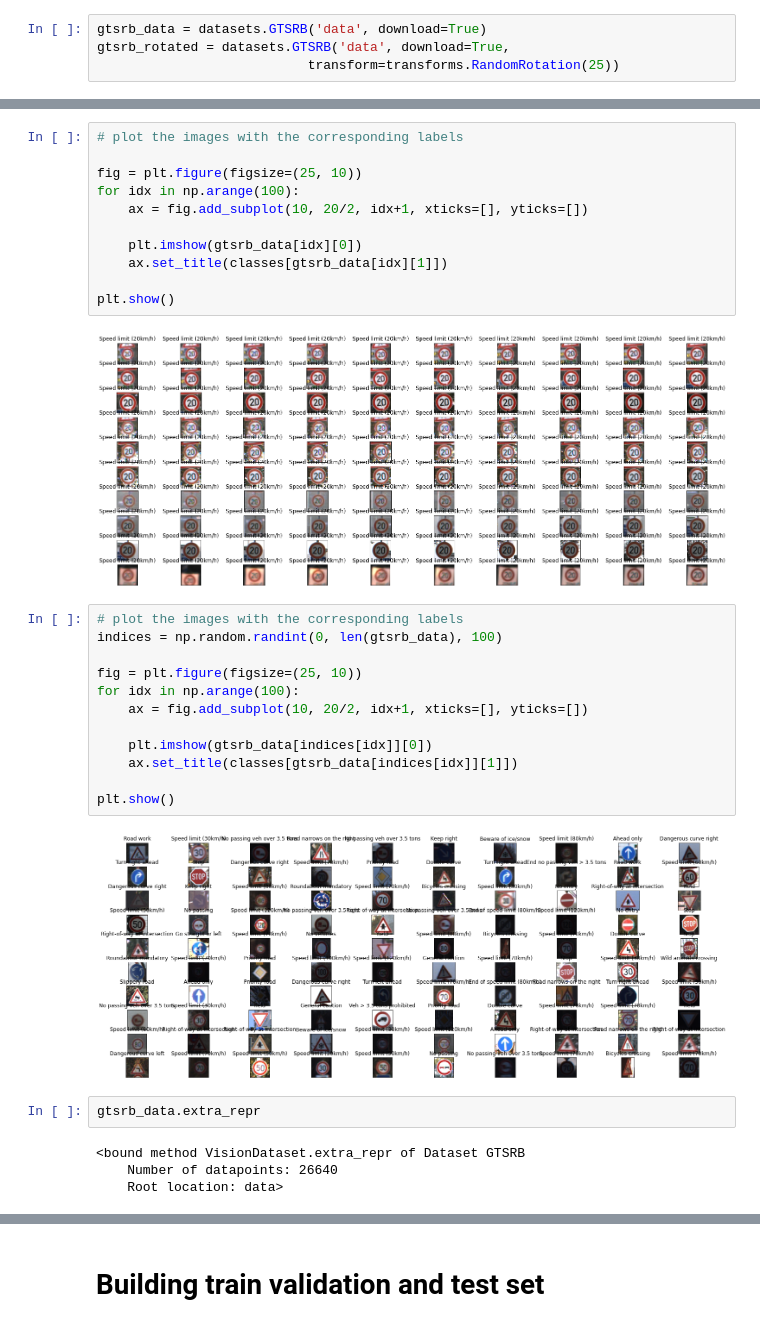
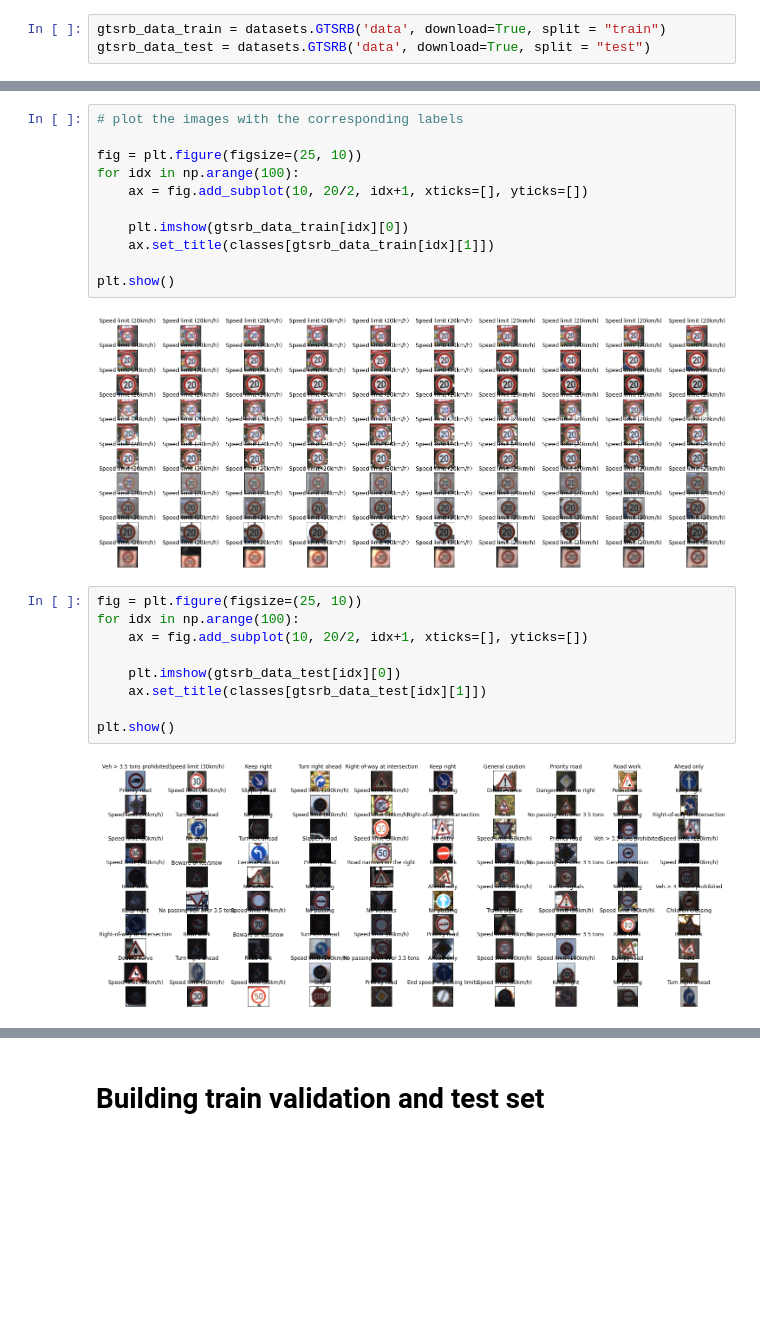
Before and after one commit to katL7/GTSRB-APS360, a Jupyter notebook: project_svm.ipynb, the cells around one changed output, grey strips where cells are left out. Drawn from its saved outputs; the diff is of its cells as text; blank space fills up the shorter version.

```diff
--- a/project_svm.ipynb
+++ b/project_svm.ipynb
@@ -26,7 +32,6 @@ import seaborn as sns
 # %% [markdown]
 # Import data
 # %%
-gtsrb_data = datasets.GTSRB('data', download=True)
-gtsrb_rotated = datasets.GTSRB('data', download=True,
-                           transform=transforms.RandomRotation(25))
+gtsrb_data_train = datasets.GTSRB('data', download=True, split = "train")
+gtsrb_data_test = datasets.GTSRB('data', download=True, split = "test")
 # %% [output]
@@ -94,29 +103,20 @@ fig = plt.figure(figsize=(25, 10))
 for idx in np.arange(100):
     ax = fig.add_subplot(10, 20/2, idx+1, xticks=[], yticks=[])
 
-    plt.imshow(gtsrb_data[idx][0])
-    ax.set_title(classes[gtsrb_data[idx][1]])
+    plt.imshow(gtsrb_data_train[idx][0])
+    ax.set_title(classes[gtsrb_data_train[idx][1]])
 
 plt.show()
 # %% [output]
 [figure]
 # %%
-# plot the images with the corresponding labels
-indices = np.random.randint(0, len(gtsrb_data), 100)
-
 fig = plt.figure(figsize=(25, 10))
 for idx in np.arange(100):
     ax = fig.add_subplot(10, 20/2, idx+1, xticks=[], yticks=[])
 
-    plt.imshow(gtsrb_data[indices[idx]][0])
-    ax.set_title(classes[gtsrb_data[indices[idx]][1]])
+    plt.imshow(gtsrb_data_test[idx][0])
+    ax.set_title(classes[gtsrb_data_test[idx][1]])
 
 plt.show()
 # %% [output]
-[figure, old version]
+[figure, new version]
-# %%
-gtsrb_data.extra_repr
-# %% [output]
-<bound method VisionDataset.extra_repr of Dataset GTSRB
-    Number of datapoints: 26640
-    Root location: data>
```
Also changed, not shown: parts of 28 cells of this notebook.
